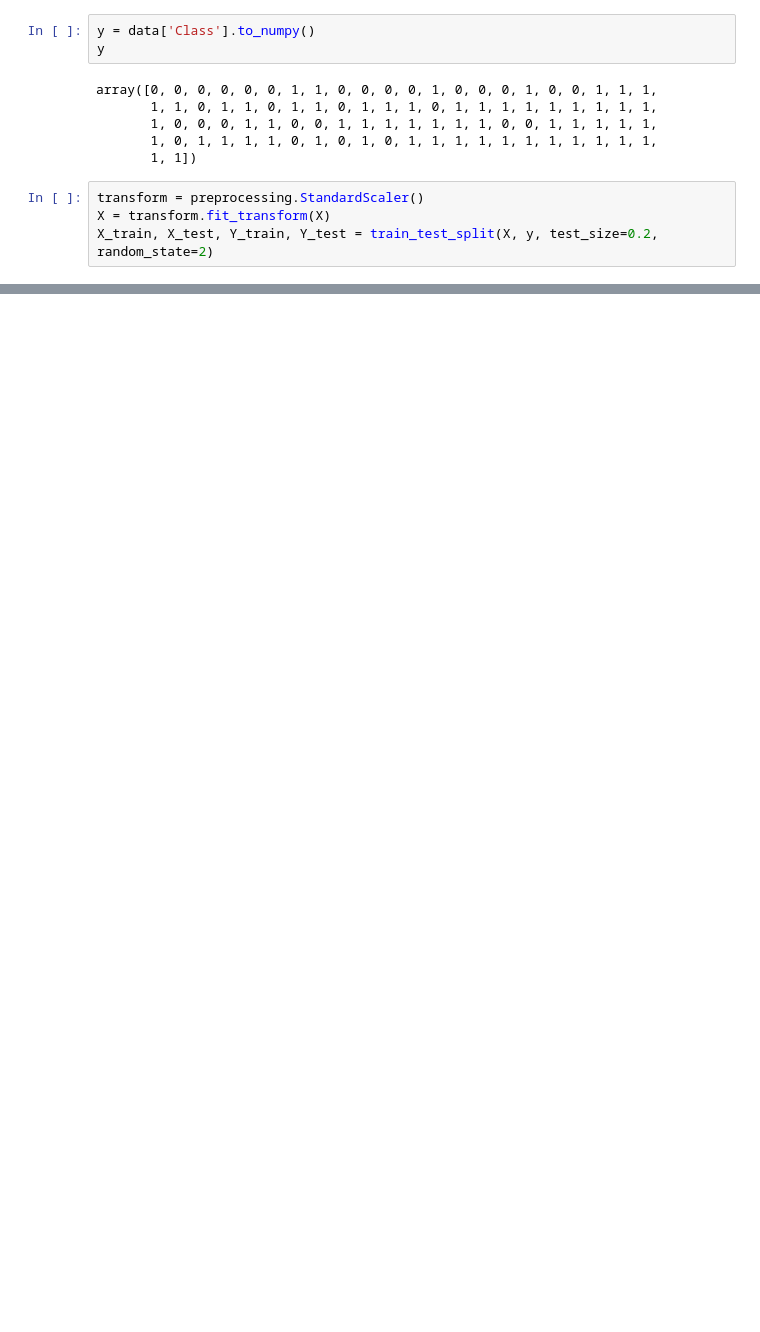
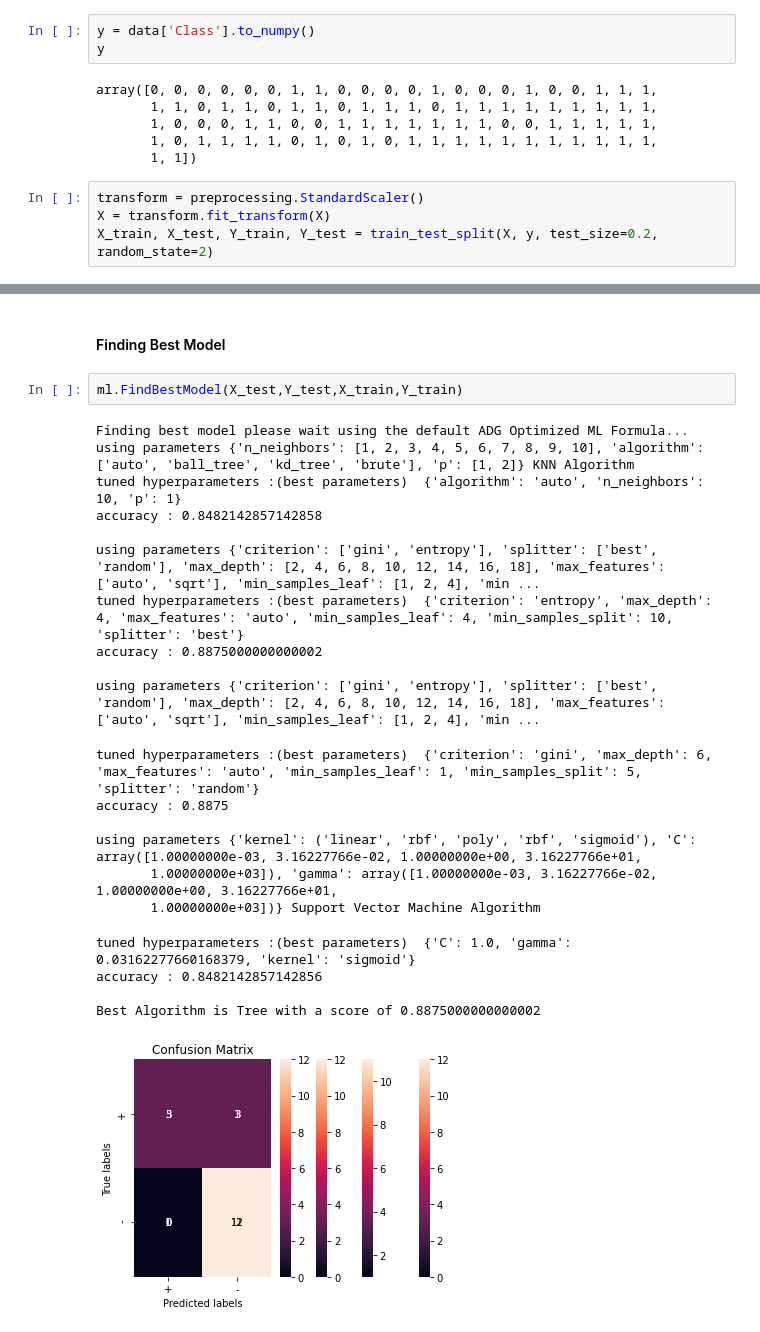
Before and after one commit to adgsenpai/adgmlclass, a Jupyter notebook: ADGMLCLASSDemo.ipynb, the cells around one changed output, grey strips where cells are left out. Cells and saved outputs as stored; diff of their text form; blank space fills up the shorter version.

```diff
--- a/ADGMLCLASSDemo.ipynb
+++ b/ADGMLCLASSDemo.ipynb
@@ -124,0 +122,26 @@ accuracy : 0.6678571428571429
+# %% [markdown]
+#### Finding Best Model
+# %%
+ml.FindBestModel(X_test,Y_test,X_train,Y_train)
+# %% [output]
+Finding best model please wait using the default ADG Optimized ML Formula...
+using parameters {'n_neighbors': [1, 2, 3, 4, 5, 6, 7, 8, 9, 10], 'algorithm': ['auto', 'ball_tree', 'kd_tree', 'brute'], 'p': [1, 2]} KNN Algorithm
+tuned hyperparameters :(best parameters)  {'algorithm': 'auto', 'n_neighbors': 10, 'p': 1}
+accuracy : 0.8482142857142858
+
+using parameters {'criterion': ['gini', 'entropy'], 'splitter': ['best', 'random'], 'max_depth': [2, 4, 6, 8, 10, 12, 14, 16, 18], 'max_features': ['auto', 'sqrt'], 'min_samples_leaf': [1, 2, 4], 'min ...
+tuned hyperparameters :(best parameters)  {'criterion': 'entropy', 'max_depth': 4, 'max_features': 'auto', 'min_samples_leaf': 4, 'min_samples_split': 10, 'splitter': 'best'}
+accuracy : 0.8875000000000002
+
+using parameters {'criterion': ['gini', 'entropy'], 'splitter': ['best', 'random'], 'max_depth': [2, 4, 6, 8, 10, 12, 14, 16, 18], 'max_features': ['auto', 'sqrt'], 'min_samples_leaf': [1, 2, 4], 'min ...
+tuned hyperparameters :(best parameters)  {'criterion': 'gini', 'max_depth': 6, 'max_features': 'auto', 'min_samples_leaf': 1, 'min_samples_split': 5, 'splitter': 'random'}
+accuracy : 0.8875
+
+using parameters {'kernel': ('linear', 'rbf', 'poly', 'rbf', 'sigmoid'), 'C': array([1.00000000e-03, 3.16227766e-02, 1.00000000e+00, 3.16227766e+01,
+       1.00000000e+03]), 'gamma': array([1.00000000e-03, 3.16227766e-02, 1.00000000e+00, 3.16227766e+01,
+       1.00000000e+03])} Support Vector Machine Algorithm
+tuned hyperparameters :(best parameters)  {'C': 1.0, 'gamma': 0.03162277660168379, 'kernel': 'sigmoid'}
+accuracy : 0.8482142857142856
+
+Best Algorithm is Tree with a score of 0.8875000000000002
+[figure, added]
```
Also changed, not shown: parts of 9 cells of this notebook.
